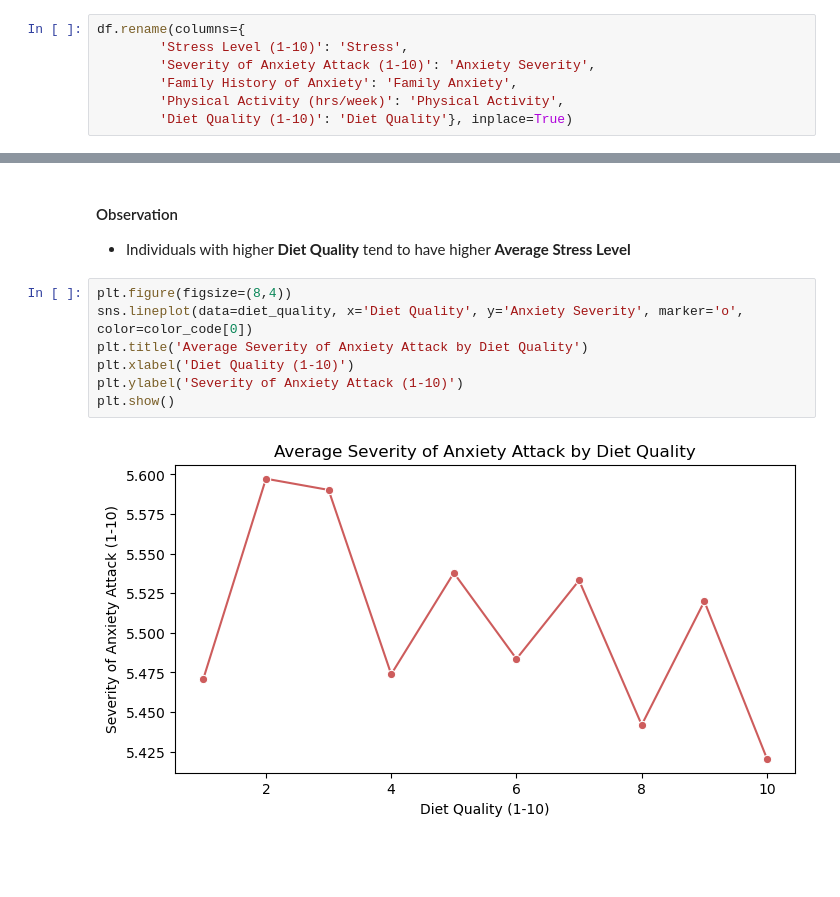
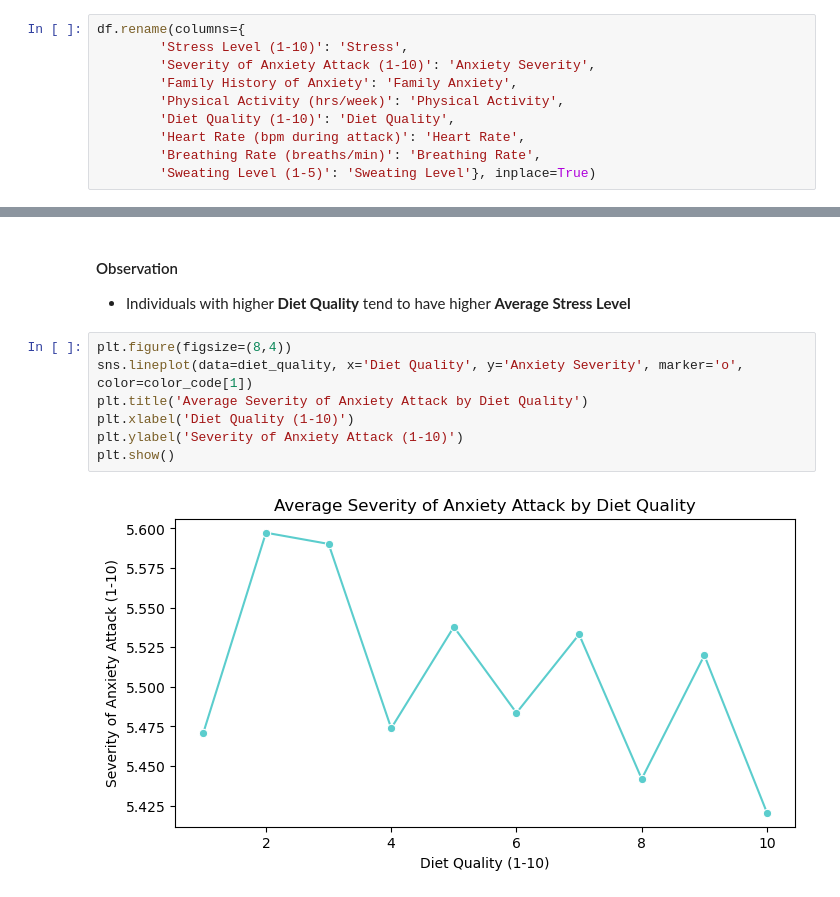
Before and after one commit to jonc1412/EDA-projects, a Jupyter notebook: anxiety-attack/anxiety_attack_analysis.ipynb, the cells around one changed output, grey strips where cells are left out. Cells and saved outputs as stored; diff of their text form; blank space fills up the shorter version.

```diff
--- a/anxiety-attack/anxiety_attack_analysis.ipynb
+++ b/anxiety-attack/anxiety_attack_analysis.ipynb
@@ -118,5 +118,8 @@ df.rename(columns={
         'Severity of Anxiety Attack (1-10)': 'Anxiety Severity',
         'Family History of Anxiety': 'Family Anxiety',
         'Physical Activity (hrs/week)': 'Physical Activity',
-        'Diet Quality (1-10)': 'Diet Quality'}, inplace=True)
+        'Diet Quality (1-10)': 'Diet Quality',
+        'Heart Rate (bpm during attack)': 'Heart Rate',
+        'Breathing Rate (breaths/min)': 'Breathing Rate',
+        'Sweating Level (1-5)': 'Sweating Level'}, inplace=True)
 # %% [markdown]
@@ -319,10 +322,10 @@ plt.show()
 - Individuals with higher **Diet Quality** tend to have higher **Average Stress Level**
 # %%
 plt.figure(figsize=(8,4))
-sns.lineplot(data=diet_quality, x='Diet Quality', y='Anxiety Severity', marker='o', color=color_code[0])
+sns.lineplot(data=diet_quality, x='Diet Quality', y='Anxiety Severity', marker='o', color=color_code[1])
 plt.title('Average Severity of Anxiety Attack by Diet Quality')
 plt.xlabel('Diet Quality (1-10)')
 plt.ylabel('Severity of Anxiety Attack (1-10)')
 plt.show()
 # %% [output]
-[figure, old version]
+[figure, new version]
```
Also changed, not shown: parts of 8 cells of this notebook.
